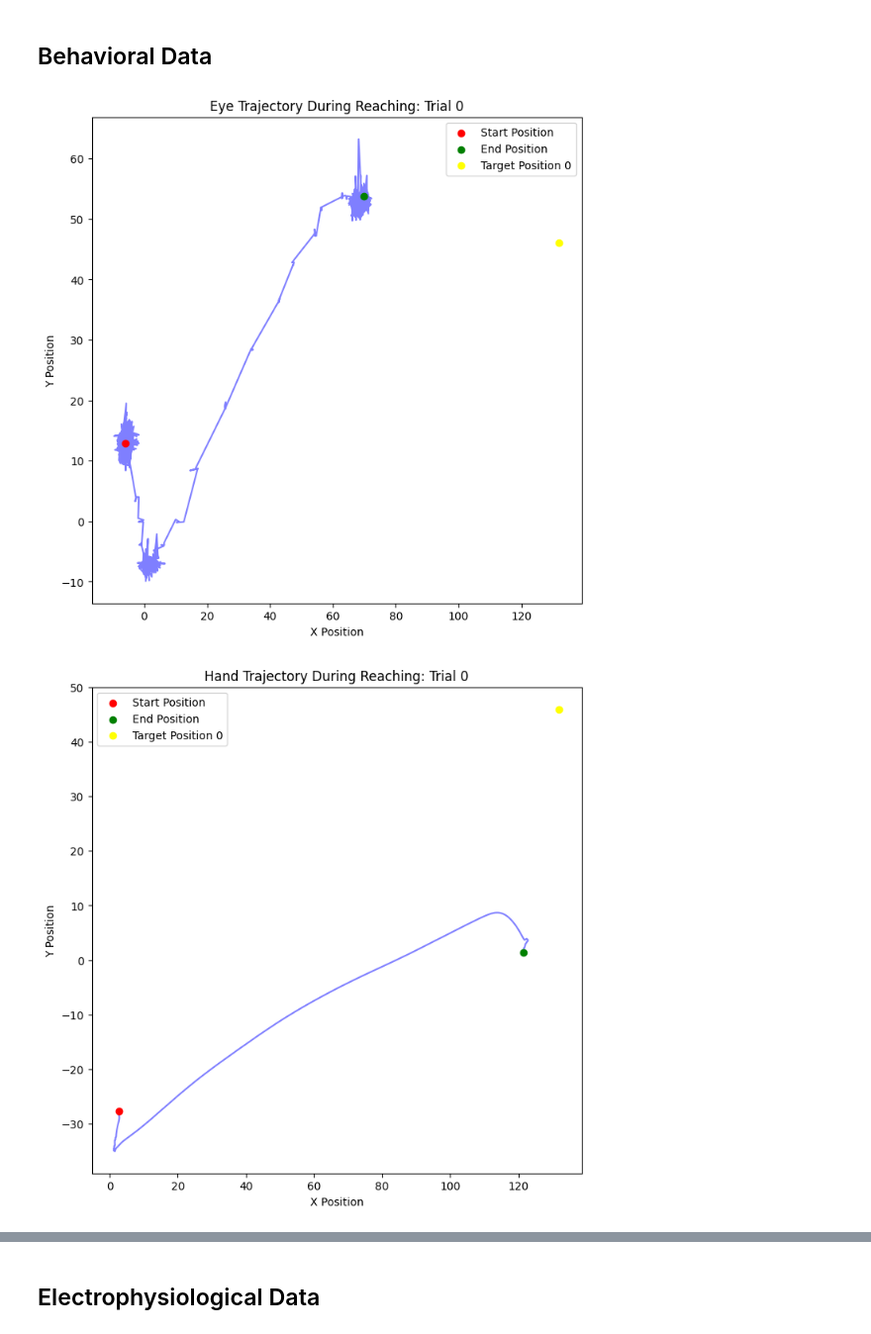
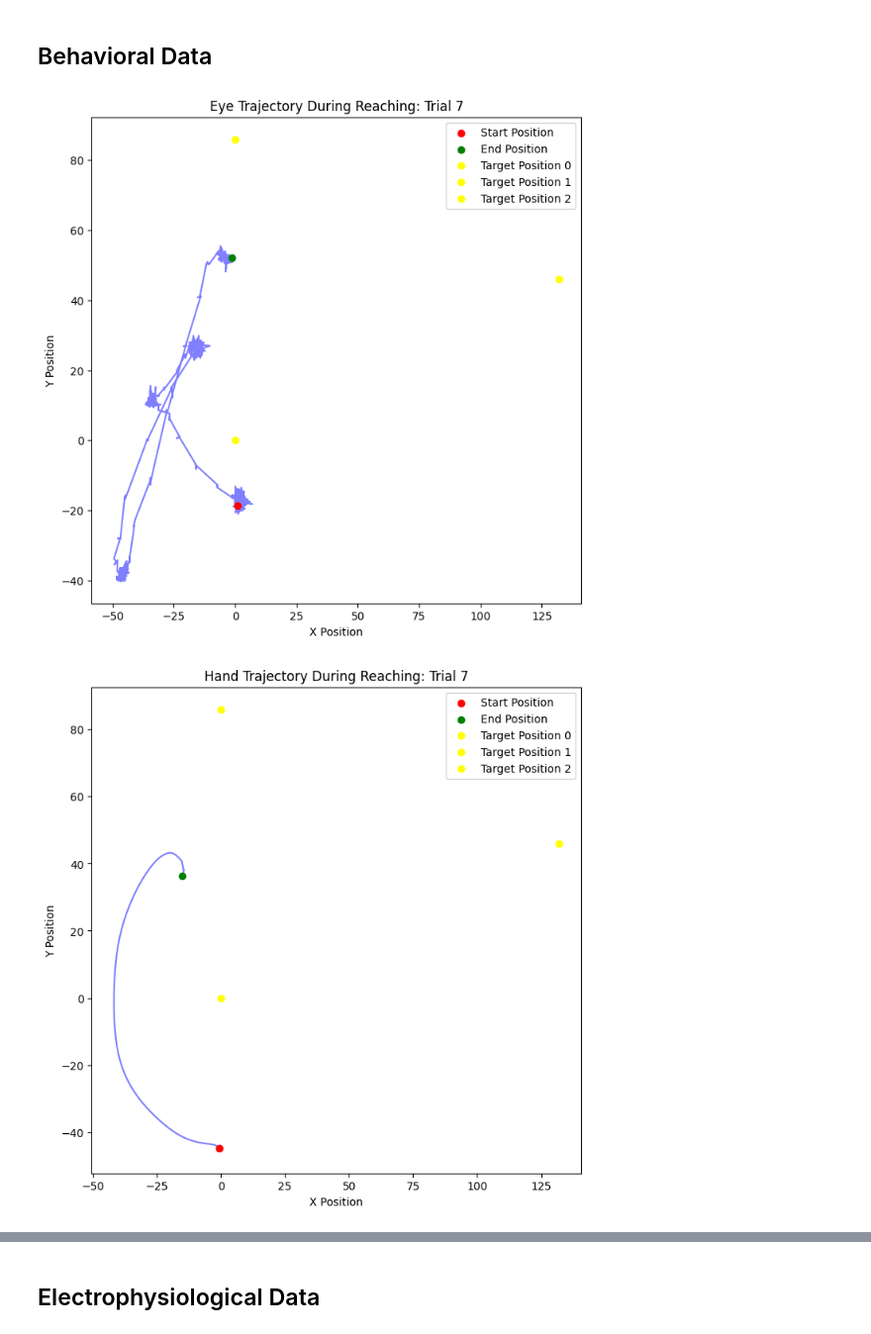
Before and after one commit to kylmcgr/neural-data-exploration, a Jupyter notebook: neural-data-processing.ipynb, the cells around one changed output, grey strips where cells are left out. Shown at 99% size. Cells and saved outputs as stored; diff of their text form; code cells hidden in the pictures.

```diff
--- a/neural-data-processing.ipynb
+++ b/neural-data-processing.ipynb
@@ -542,10 +572,10 @@ def plot_behavioral_trial(trial_index: int, position_type: Position):
     plt.legend()
     plt.show()
 # %%
-trial_index = 0
+trial_index = 7
 plot_behavioral_trial(trial_index, Position.Eye)
 plot_behavioral_trial(trial_index, Position.Hand)
 plot_behavioral_trial(trial_index, Position.Cursor)
 # %% [output]
-[figure, old version]
+[figure, new version]
-[figure, old version]
+[figure, new version]
```
Also changed, not shown: parts of 31 cells of this notebook.
